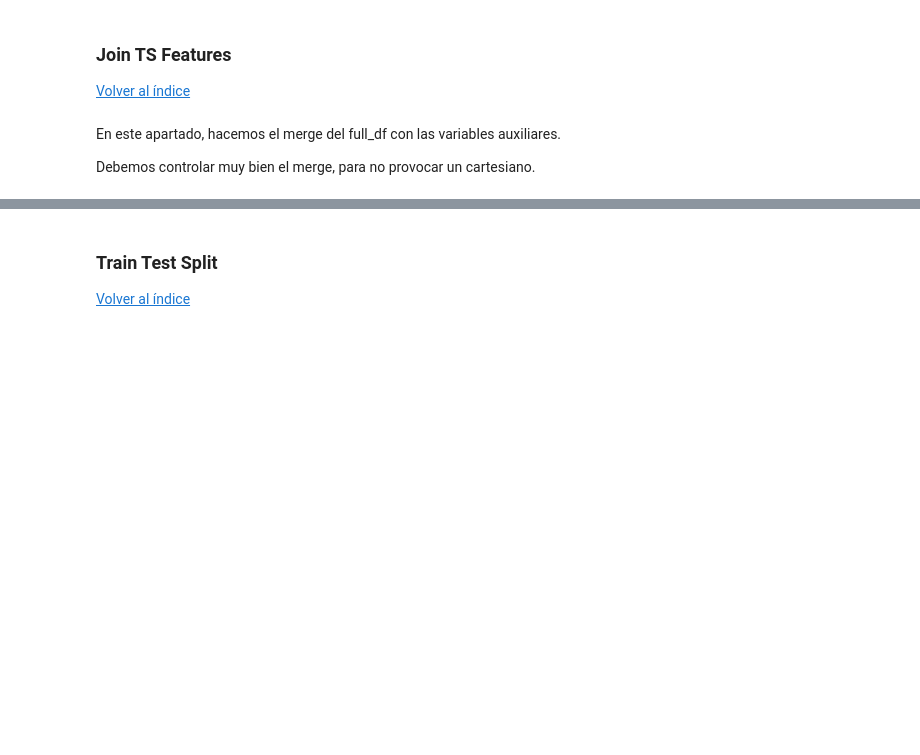
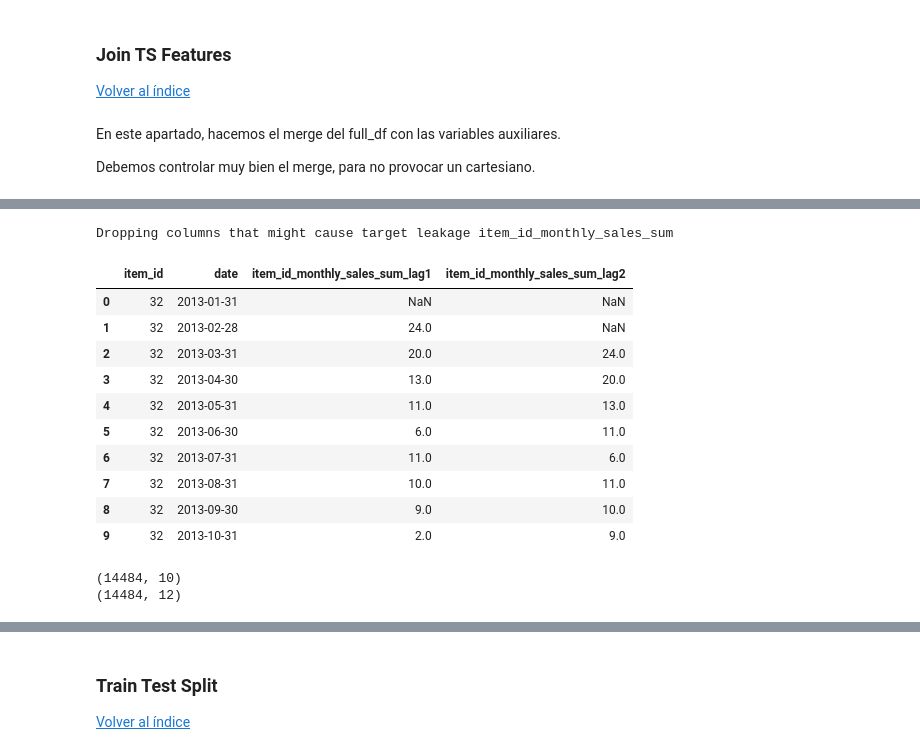
Before and after one commit to dgonzalezDS/Entregable3, a Jupyter notebook: 3_KAGGLE_BENCHMARK.ipynb, the cells around one changed output, grey strips where cells are left out. Drawn from its saved outputs; the diff is of its cells as text; code cells hidden in the pictures; blank space fills up the shorter version.

```diff
--- a/3_KAGGLE_BENCHMARK.ipynb
+++ b/3_KAGGLE_BENCHMARK.ipynb
@@ -442,0 +445,38 @@ print(df.shape)
+# %%
+GB_LIST = ["item_id"]
+TARGET_COLUMN = "monthly_sales"
+AGG_FUNC = np.sum
+AGG_FUNC_NAME = "sum"
+
+vars_ts_2 = build_ts_vars(
+    df = df,
+    gb_list = GB_LIST,
+    target_column = TARGET_COLUMN,
+    agg_func = AGG_FUNC,
+    agg_func_name =  AGG_FUNC_NAME
+
+)
+
+vars_ts_2.head(10)
+# %% [output]
+Dropping columns that might cause target leakage item_id_monthly_sales_sum
+|  | item_id | date | item_id_monthly_sales_sum_lag1 | item_id_monthly_sales_sum_lag2 |
+| 0 | 32 | 2013-01-31 | NaN | NaN |
+| 1 | 32 | 2013-02-28 | 24.0 | NaN |
+| 2 | 32 | 2013-03-31 | 20.0 | 24.0 |
+| 3 | 32 | 2013-04-30 | 13.0 | 20.0 |
+| 4 | 32 | 2013-05-31 | 11.0 | 13.0 |
+| 5 | 32 | 2013-06-30 | 6.0 | 11.0 |
+| 6 | 32 | 2013-07-31 | 11.0 | 6.0 |
+| 7 | 32 | 2013-08-31 | 10.0 | 11.0 |
+| 8 | 32 | 2013-09-30 | 9.0 | 10.0 |
+| 9 | 32 | 2013-10-31 | 2.0 | 9.0 |
+# %%
+print(df.shape)
+
+df = pd.merge(df, vars_ts_2, on = ["date"] + GB_LIST, how = "left")
+
+print(df.shape)
+# %% [output]
+(14484, 10)
+(14484, 12)
```
Also changed, not shown: parts of 11 cells of this notebook.
